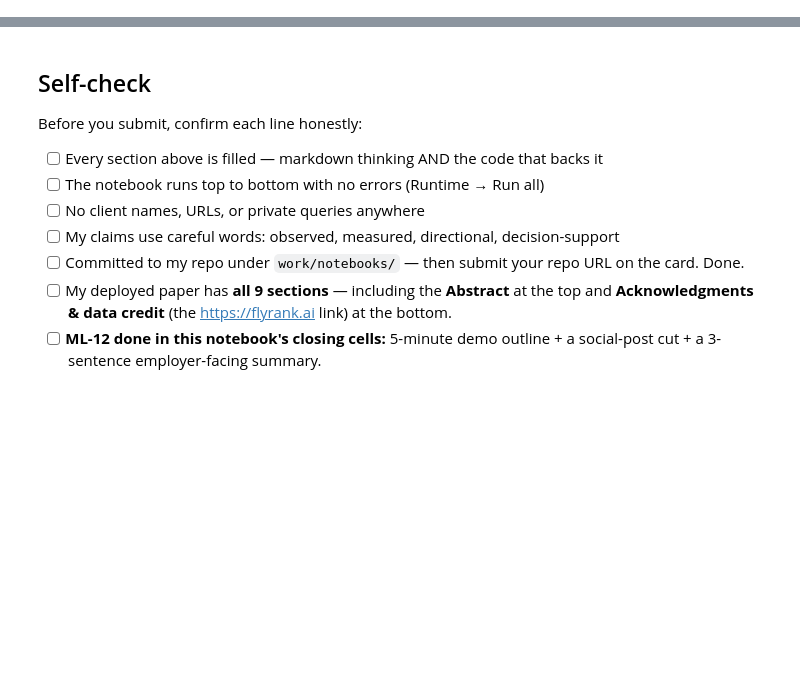
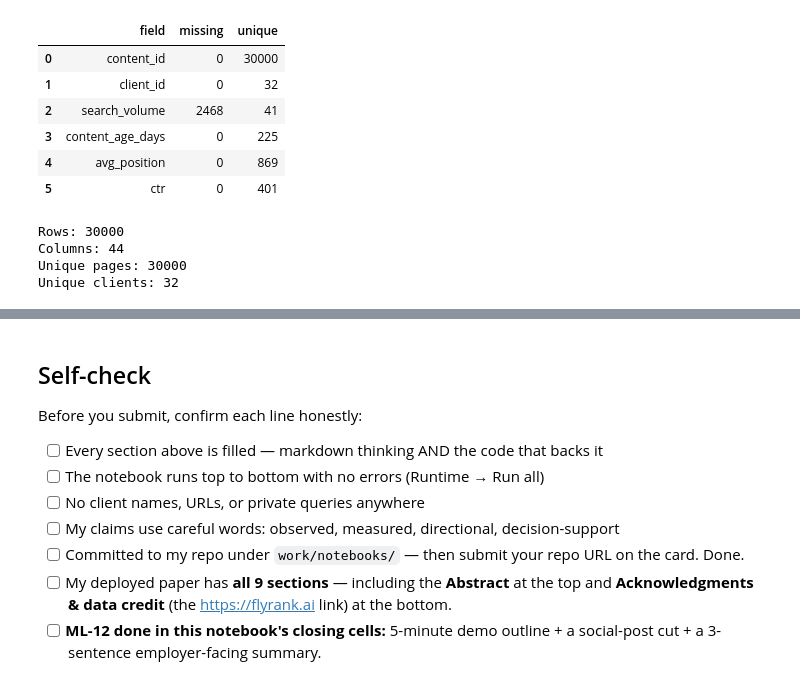
Before and after one commit to HashamHassan-01/flyrank-ml-internship-hasham, a Jupyter notebook: work/notebooks/capstone.ipynb, the cells around one changed output, grey strips where cells are left out. Cells and saved outputs as stored; diff of their text form; code cells hidden in the pictures; blank space fills up the shorter version.

```diff
--- a/work/notebooks/capstone.ipynb
+++ b/work/notebooks/capstone.ipynb
@@ -36,0 +159,34 @@ This skeleton is yours to fill. Work the sections **in order** — each one has
+# %%
+model_fields = [
+    "content_id",
+    "client_id",
+    "search_volume",
+    "content_age_days",
+    "avg_position",
+    "ctr"
+]
+
+data_summary = pd.DataFrame({
+    "field": model_fields,
+    "missing": [df[c].isna().sum() for c in model_fields],
+    "unique": [df[c].nunique() for c in model_fields]
+})
+
+display(data_summary)
+
+print("Rows:", len(df))
+print("Columns:", len(df.columns))
+print("Unique pages:", df["content_id"].nunique())
+print("Unique clients:", df["client_id"].nunique())
+# %% [output]
+|  | field | missing | unique |
+| 0 | content_id | 0 | 30000 |
+| 1 | client_id | 0 | 32 |
+| 2 | search_volume | 2468 | 41 |
+| 3 | content_age_days | 0 | 225 |
+| 4 | avg_position | 0 | 869 |
+| 5 | ctr | 0 | 401 |
+Rows: 30000
+Columns: 44
+Unique pages: 30000
+Unique clients: 32
```
Also changed, not shown: parts of 32 cells of this notebook.
